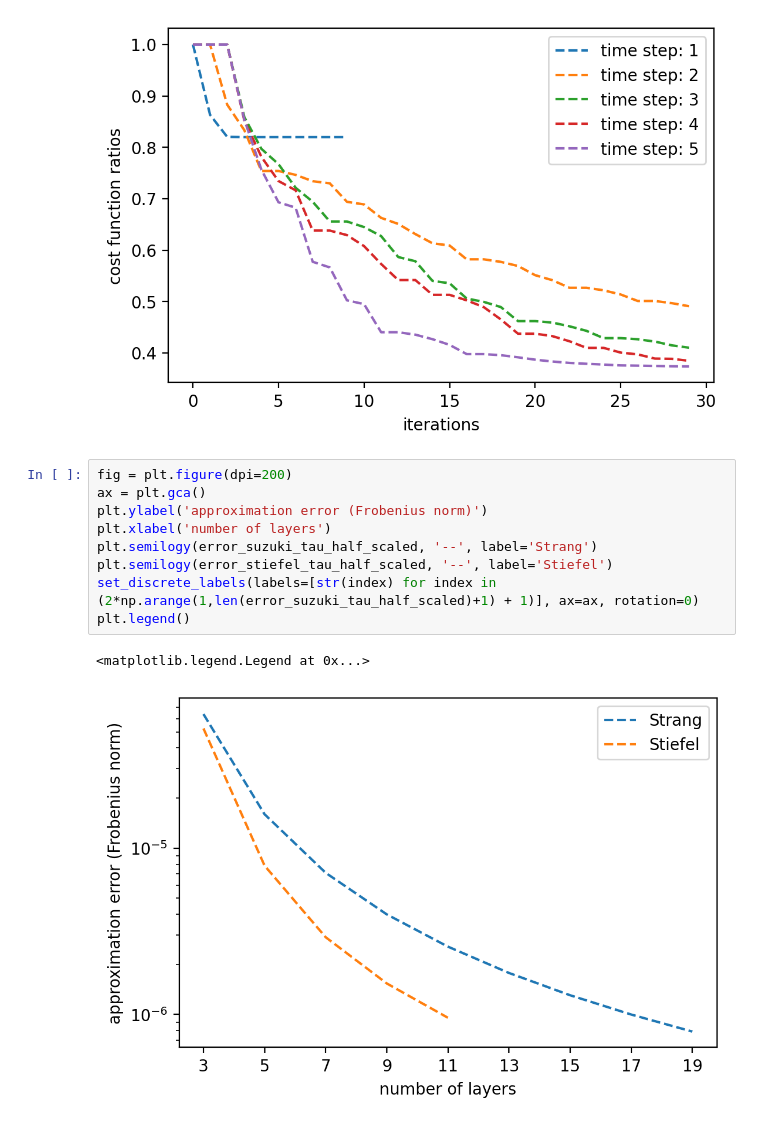
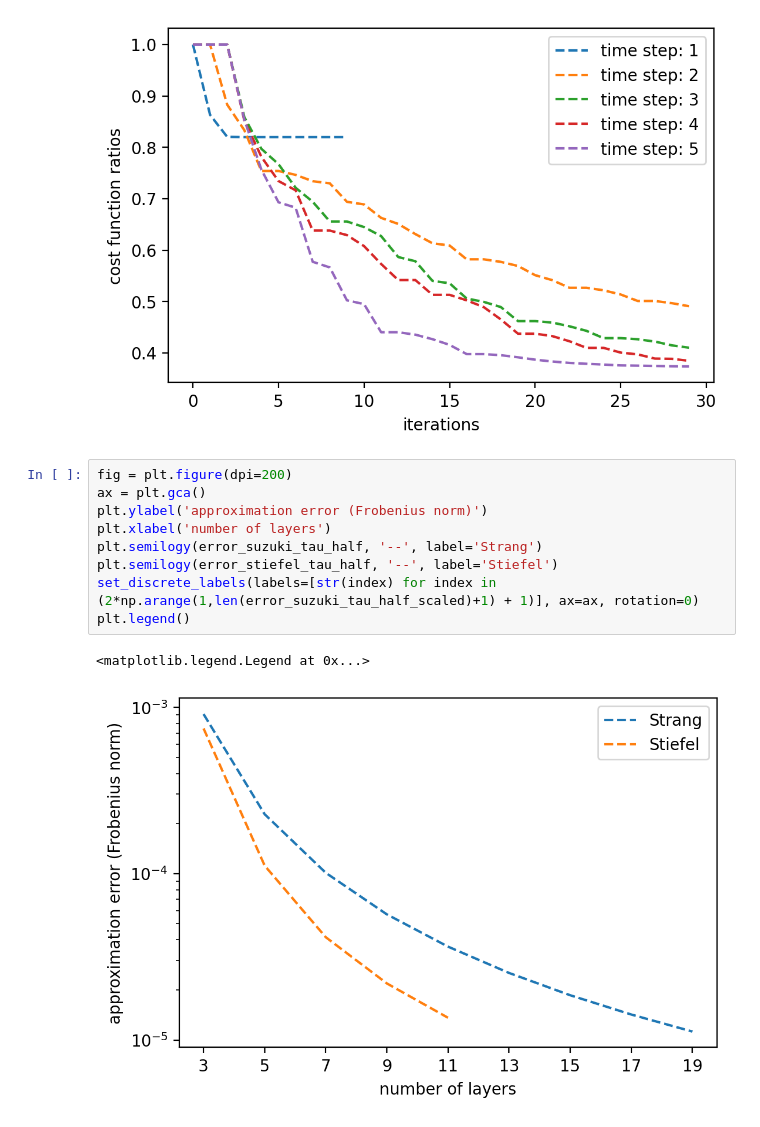
Before and after one commit to EmilianoG-byte/opentn, a Jupyter notebook: experiments/trust_region_taus.ipynb, the cells around one changed output. Cells and saved outputs as stored; diff of their text form.

```diff
--- a/experiments/trust_region_taus.ipynb
+++ b/experiments/trust_region_taus.ipynb
@@ -620,12 +634,12 @@ plt.legend()
 # %%
 fig = plt.figure(dpi=200)
 ax = plt.gca()
 plt.ylabel('approximation error (Frobenius norm)')
 plt.xlabel('number of layers')
-plt.semilogy(error_suzuki_tau_half_scaled, '--', label='Strang')
-plt.semilogy(error_stiefel_tau_half_scaled, '--', label='Stiefel')
+plt.semilogy(error_suzuki_tau_half, '--', label='Strang')
+plt.semilogy(error_stiefel_tau_half, '--', label='Stiefel')
 set_discrete_labels(labels=[str(index) for index in (2*np.arange(1,len(error_suzuki_tau_half_scaled)+1) + 1)], ax=ax, rotation=0)
 plt.legend()
 # %% [output]
 <matplotlib.legend.Legend at 0x...>
-[figure, old version]
+[figure, new version]
```
Also changed, not shown: parts of 3 cells of this notebook, 1 other file.
